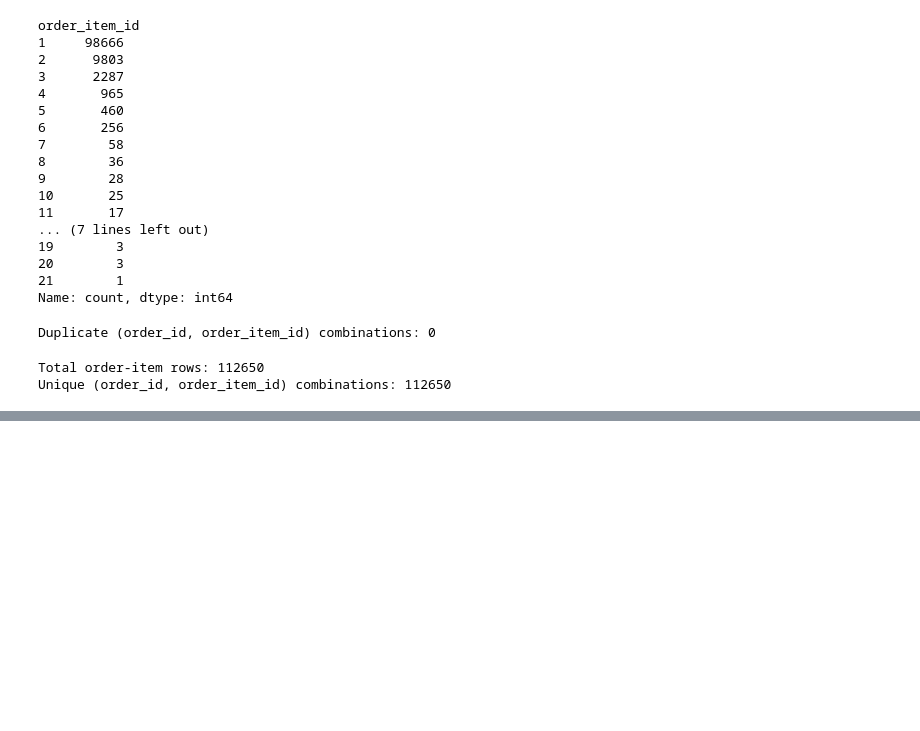
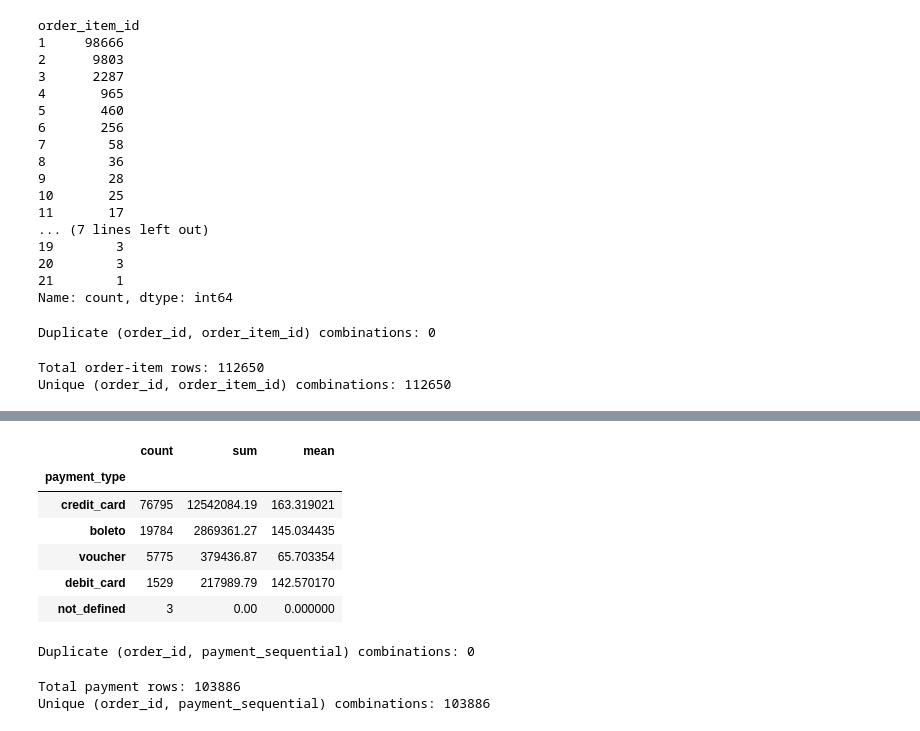
Before and after one commit to rohanshettym1-cmd/e-commerce-Intelligence-System, a Jupyter notebook: notebook/01_data_profiling.ipynb, the cells around one changed output, grey strips where cells are left out. Drawn from its saved outputs; the diff is of its cells as text; code cells hidden in the pictures; blank space fills up the shorter version.

```diff
--- a/notebook/01_data_profiling.ipynb
+++ b/notebook/01_data_profiling.ipynb
@@ -993,0 +1172,33 @@ Unique (order_id, order_item_id) combinations: 112650
+# %%
+payment_value_by_type
+# %% [output]
+|  | count | sum | mean |
+| payment_type |  |  |  |
+| credit_card | 76795 | 12542084.19 | 163.319021 |
+| boleto | 19784 | 2869361.27 | 145.034435 |
+| voucher | 5775 | 379436.87 | 65.703354 |
+| debit_card | 1529 | 217989.79 | 142.570170 |
+| not_defined | 3 | 0.00 | 0.000000 |
+# %%
+duplicate_payments = payments.duplicated(
+    subset=["order_id", "payment_sequential"]
+).sum()
+
+print(
+    "Duplicate (order_id, payment_sequential) combinations:",
+    duplicate_payments
+)
+# %% [output]
+Duplicate (order_id, payment_sequential) combinations: 0
+# %%
+print("Total payment rows:", len(payments))
+
+print(
+    "Unique (order_id, payment_sequential) combinations:",
+    payments[
+        ["order_id", "payment_sequential"]
+    ].drop_duplicates().shape[0]
+)
+# %% [output]
+Total payment rows: 103886
+Unique (order_id, payment_sequential) combinations: 103886
```
Also changed, not shown: parts of 17 cells of this notebook.
